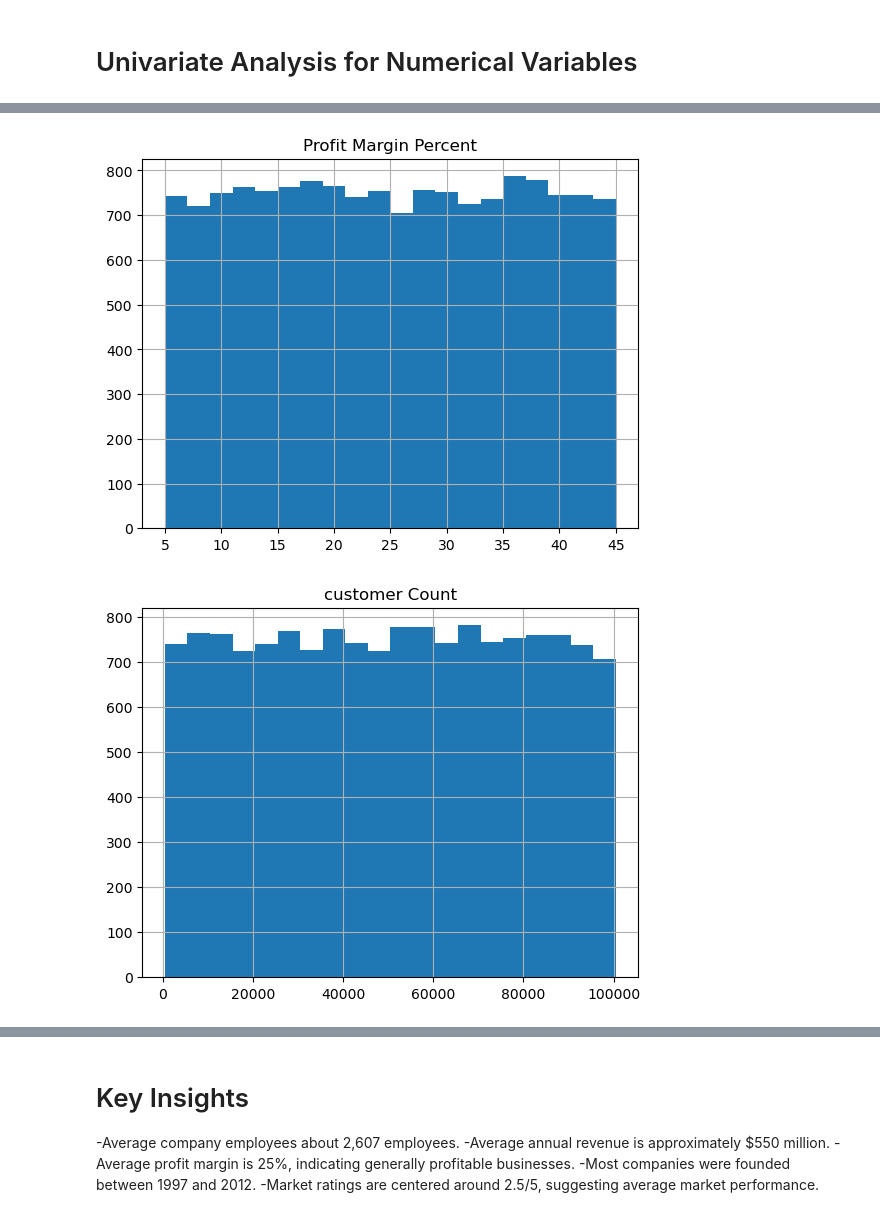
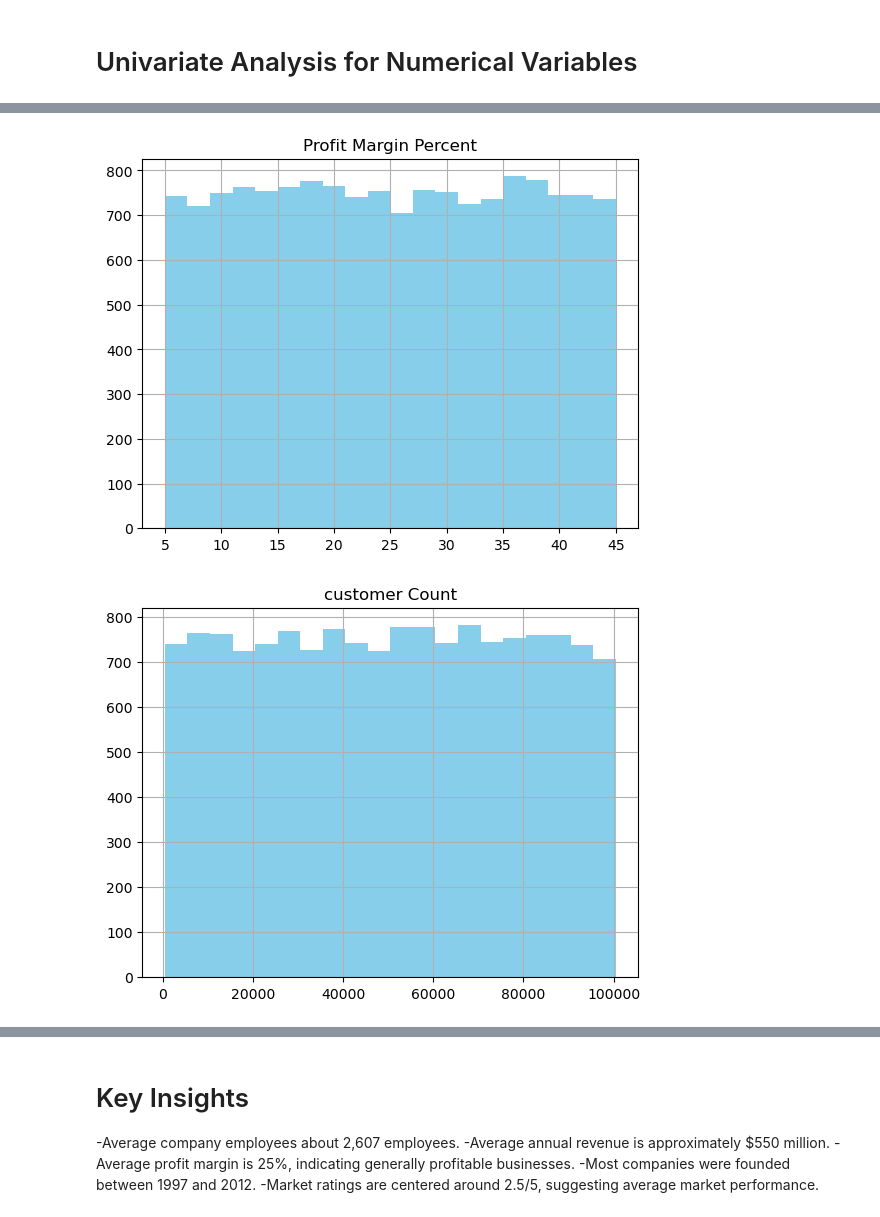
Before and after one commit to Nupurkpatel63/Industry_EDA_Analysis, a Jupyter notebook: Industry_EDA_Analysis.ipynb, the cells around one changed output, grey strips where cells are left out. Cells and saved outputs as stored; diff of their text form; code cells hidden in the pictures.

```diff
--- a/Industry_EDA_Analysis.ipynb
+++ b/Industry_EDA_Analysis.ipynb
@@ -103,13 +103,13 @@ plt.show()
 # %%
-data['profit_margin_percent'].hist(bins=20)
+data['profit_margin_percent'].hist(bins=20,color='skyblue')
 plt.title("Profit Margin Percent")
 plt.show()
 # %% [output]
-[figure, old version]
+[figure, new version]
 # %%
-data['customer_count'].hist(bins=20)
+data['customer_count'].hist(bins=20,color='skyblue')
 plt.title("customer Count")
 plt.show()
 # %% [output]
-[figure, old version]
+[figure, new version]
 # %%
```
Also changed, not shown: parts of 6 cells of this notebook.
